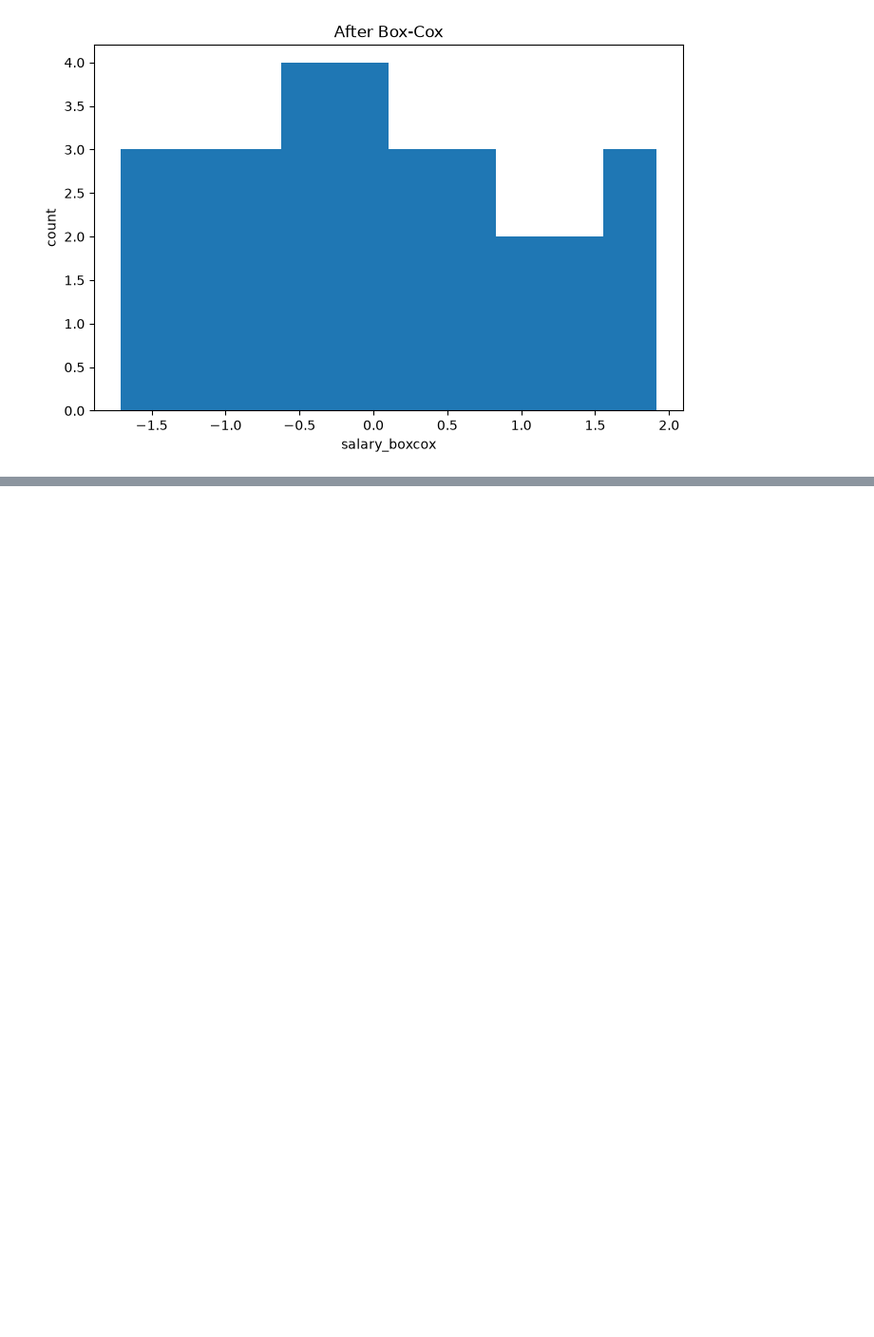
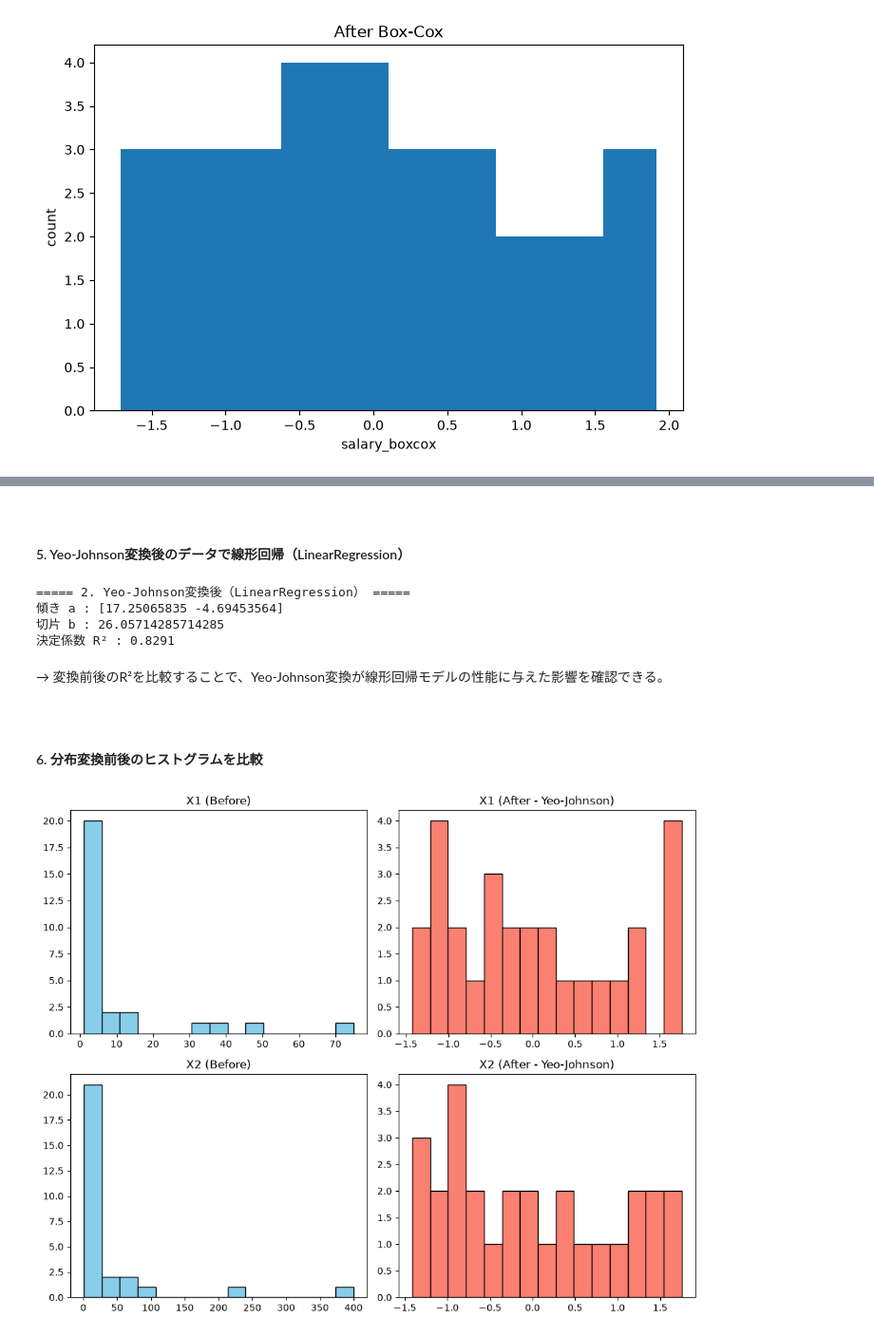
Before and after one commit to KaiLynn99/python_alone, a Jupyter notebook: 2026 10月/10.02 (71日目)/【データ探索・前処理】 44. sklearn 前処理 - 変数変換 (分布変換).ipynb, the cells around one changed output, grey strips where cells are left out. Shown at 95% size. Saved outputs shown, nothing was run; the diff lists cells and outputs as text; code cells hidden in the pictures; blank space fills up the shorter version.

```diff
--- a/2026 10月/10.02 (71日目)/【データ探索・前処理】 44. sklearn 前処理 - 変数変換 (分布変換).ipynb
+++ b/2026 10月/10.02 (71日目)/【データ探索・前処理】 44. sklearn 前処理 - 変数変換 (分布変換).ipynb
@@ -176,0 +250,63 @@ plt.show()
+# %%
+pt = PowerTransformer(method='yeo-johnson')
+
+X_train_yj = pt.fit_transform(X_train)
+X_test_yj = pt.transform(X_test)
+# %% [markdown]
+<br>
+
+#### 5. Yeo-Johnson変換後のデータで線形回帰（LinearRegression）
+# %%
+print("\n===== 2. Yeo-Johnson変換後（LinearRegression） =====")
+
+lr_yj = LinearRegression()
+lr_yj.fit(X_train_yj, y_train)
+
+print("傾き a :", lr_yj.coef_)
+print("切片 b :", lr_yj.intercept_)
+
+pred_yj = lr_yj.predict(X_test_yj)
+
+r2_yj = r2_score(y_test, pred_yj)
+
+print("決定係数 R² :", round(r2_yj, 4))
+# %% [output]
+===== 2. Yeo-Johnson変換後（LinearRegression） =====
+傾き a : [17.25065835 -4.69453564]
+切片 b : 26.05714285714285
+決定係数 R² : 0.8291
+# %% [markdown]
+→ 変換前後のR²を比較することで、Yeo-Johnson変換が線形回帰モデルの性能に与えた影響を確認できる。
+# %% [markdown]
+<br>
+
+#### 6. 分布変換前後のヒストグラムを比較
+# %%
+# 変換後のデータを確認しやすいようにDataFrameへ変換
+X_train_yj_df = pd.DataFrame(X_train_yj, columns=['X1', 'X2'])
+
+fig = plt.figure(figsize=(10, 8))
+
+axes1 = fig.add_subplot(2, 2, 1)
+axes2 = fig.add_subplot(2, 2, 2)
+axes3 = fig.add_subplot(2, 2, 3)
+axes4 = fig.add_subplot(2, 2, 4)
+
+# X1：変換前 / 変換後
+axes1.hist(X_train['X1'], bins=15, color='skyblue', edgecolor='black')
+axes1.set_title('X1 (Before)')
+
+axes2.hist(X_train_yj_df['X1'], bins=15, color='salmon', edgecolor='black')
+axes2.set_title('X1 (After - Yeo-Johnson)')
+
+# X2：変換前 / 変換後
+axes3.hist(X_train['X2'], bins=15, color='skyblue', edgecolor='black')
+axes3.set_title('X2 (Before)')
+
+axes4.hist(X_train_yj_df['X2'], bins=15, color='salmon', edgecolor='black')
+axes4.set_title('X2 (After - Yeo-Johnson)')
+
+plt.tight_layout()
+plt.show()
+# %% [output]
+[figure, added]
```
Also changed, not shown: parts of 13 cells of this notebook.
